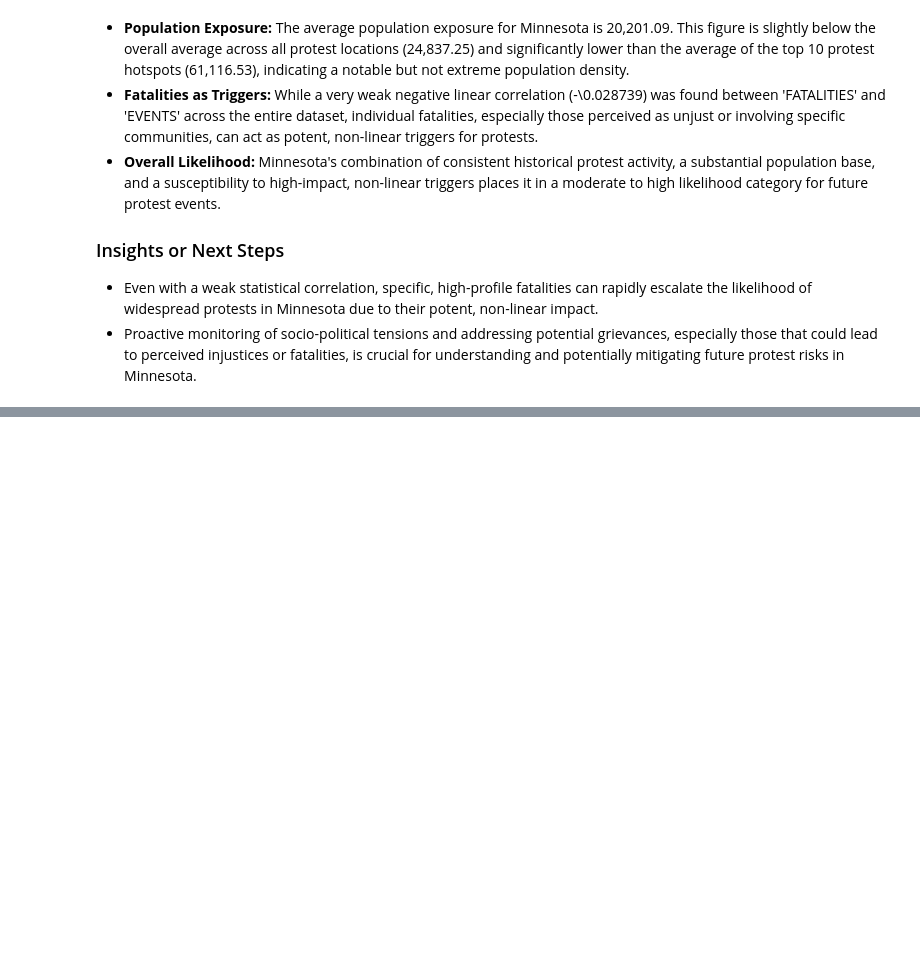
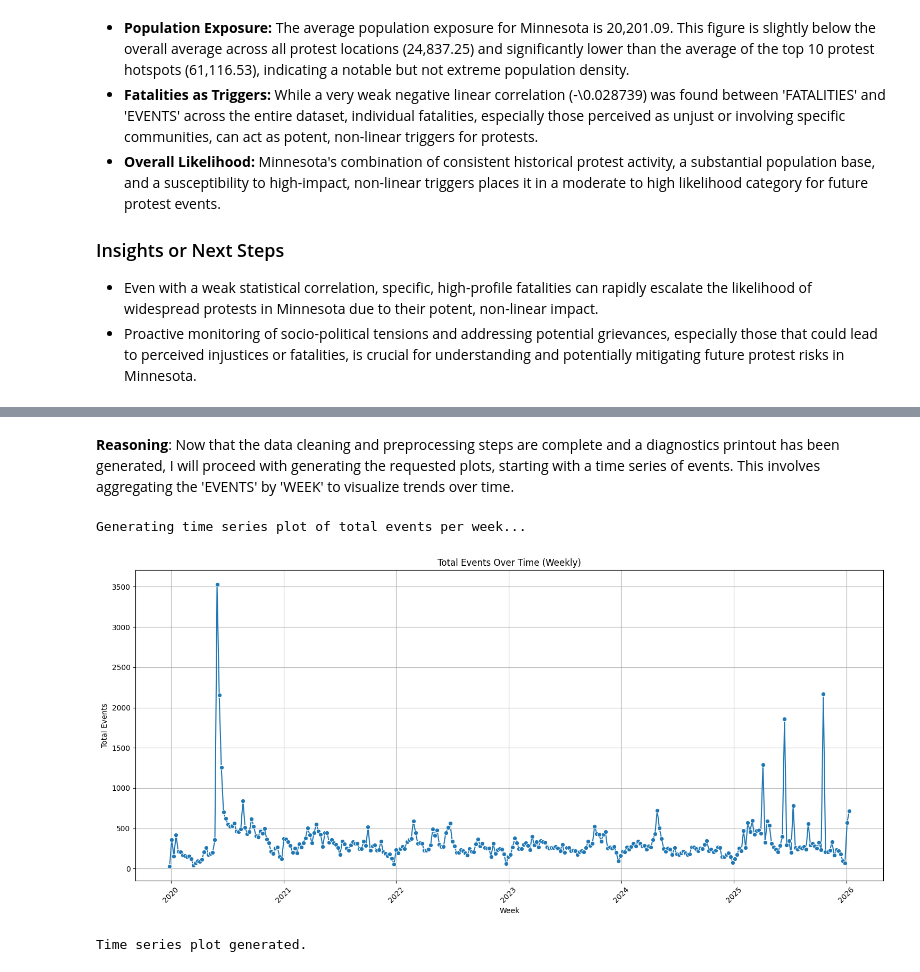
Before and after one commit to Millrjess/Jess, a Jupyter notebook: Protest06.ipynb, the cells around one changed output, grey strips where cells are left out. Saved outputs shown, nothing was run; the diff lists cells and outputs as text; code cells hidden in the pictures; blank space fills up the shorter version.

```diff
--- a/Protest06.ipynb
+++ b/Protest06.ipynb
@@ -1958,0 +2161,5 @@ The assessment of protest likelihood in Minnesota indicates a **moderate to high
+# %%
+print('Identifying categorical columns for standardization...')
+categorical_cols = df_new.select_dtypes(include=['object']).columns.tolist()
+
+print(f"Identified categorical columns: {categorical_cols}")
@@ -1958,0 +2172,9 @@ The assessment of protest likelihood in Minnesota indicates a **moderate to high
+# %%
+print('Standardizing categorical columns (converting to lowercase and stripping whitespace)...')
+for col in categorical_cols:
+    df_new[col] = df_new[col].astype(str).str.lower().str.strip()
+
+print('Categorical columns standardized. Displaying unique values for a few key columns to verify:')
+print('Unique values for REGION after standardization:', df_new['REGION'].unique())
+print('Unique values for COUNTRY after standardization:', df_new['COUNTRY'].unique())
+print('Unique values for EVENT_TYPE after standardization:', df_new['EVENT_TYPE'].unique())
@@ -1958,0 +2294,26 @@ The assessment of protest likelihood in Minnesota indicates a **moderate to high
+# %% [markdown]
+**Reasoning**:
+Now that the data cleaning and preprocessing steps are complete and a diagnostics printout has been generated, I will proceed with generating the requested plots, starting with a time series of events. This involves aggregating the 'EVENTS' by 'WEEK' to visualize trends over time.
+# %%
+import matplotlib.pyplot as plt
+import seaborn as sns
+
+print('Generating time series plot of total events per week...')
+
+events_by_week = df_new.groupby('WEEK')['EVENTS'].sum().reset_index()
+
+plt.figure(figsize=(15, 7))
+sns.lineplot(data=events_by_week, x='WEEK', y='EVENTS', marker='o', linestyle='-')
+plt.title('Total Events Over Time (Weekly)')
+plt.xlabel('Week')
+plt.ylabel('Total Events')
+plt.grid(True)
+plt.xticks(rotation=45)
+plt.tight_layout()
+plt.show()
+
+print('Time series plot generated.')
+# %% [output]
+Generating time series plot of total events per week...
+[figure, added]
+Time series plot generated.
```
Also changed, not shown: parts of 48 cells of this notebook.
